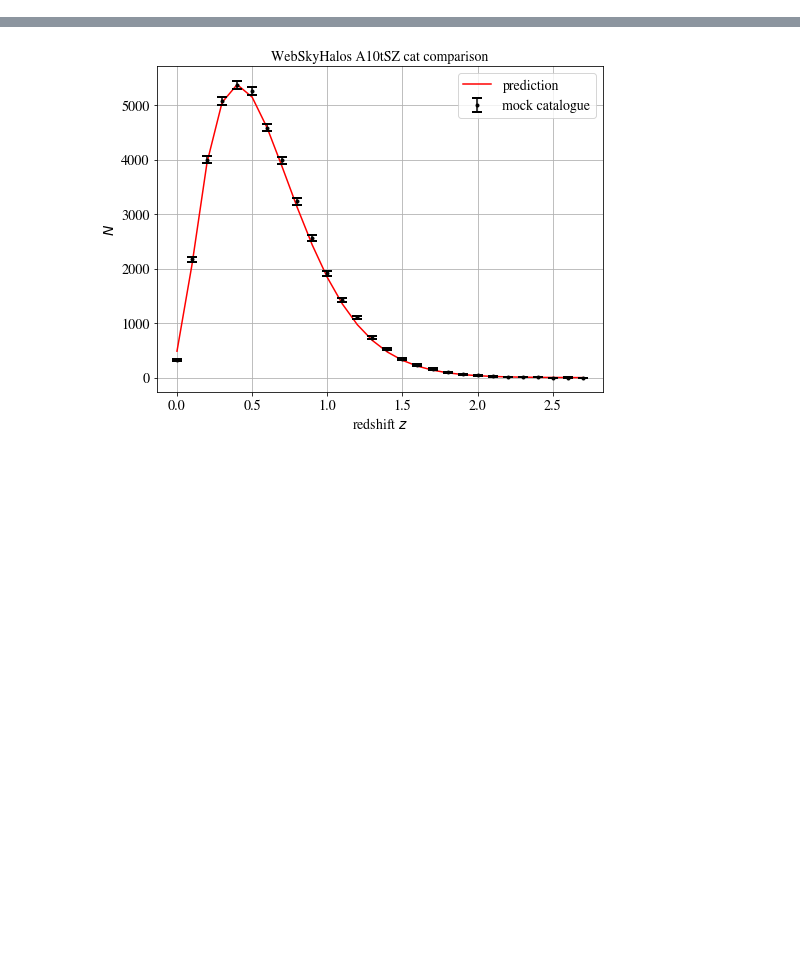
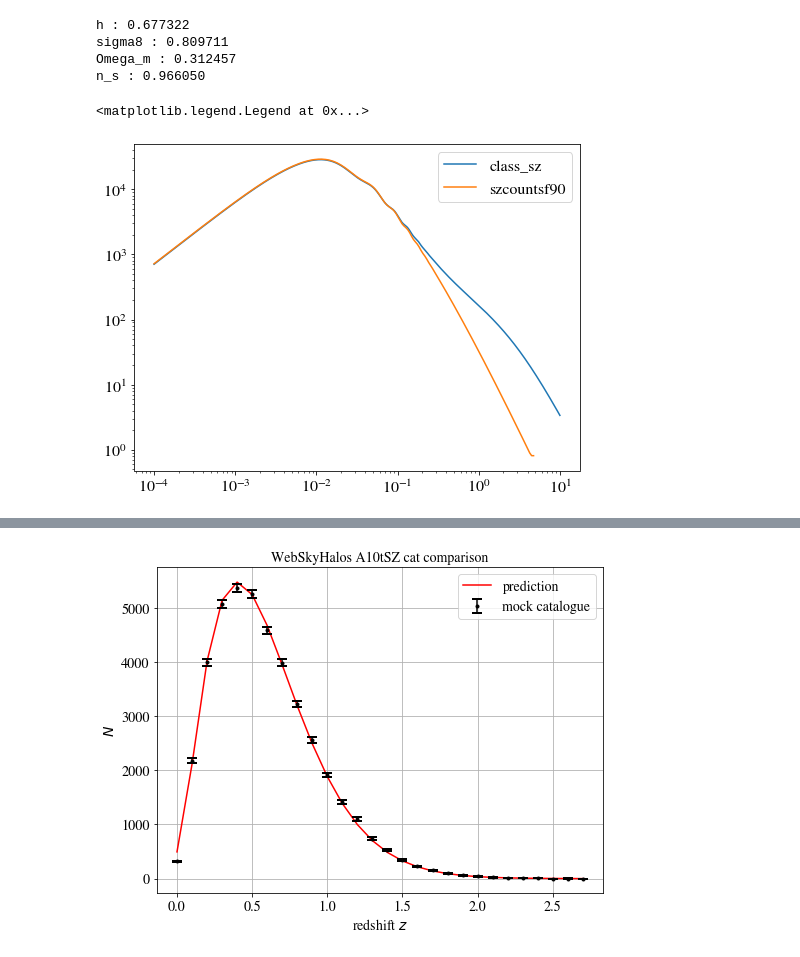
Before and after one commit to simonsobs/SOLikeT, a Jupyter notebook: soliket/binned_clusters/notebooks/Nz_szcountsf90_vs_class_sz_vs_nemo_comparison.ipynb, the cells around one changed output, grey strips where cells are left out. Cells and saved outputs as stored; diff of their text form; code cells hidden in the pictures; blank space fills up the shorter version.

```diff
--- a/soliket/binned_clusters/notebooks/Nz_szcountsf90_vs_class_sz_vs_nemo_comparison.ipynb
+++ b/soliket/binned_clusters/notebooks/Nz_szcountsf90_vs_class_sz_vs_nemo_comparison.ipynb
@@ -85,0 +269,30 @@ array([-497.20809399])
+# %%
+M = Class()
+M.set(cluster_settings)
+M.set({
+
+
+})
+M.compute()
+print('h : %f'%M.h())
+print('sigma8 : %f'%M.sigma8())
+print('Omega_m : %f'%M.Omega_m())
+print('n_s : %f'%M.n_s())
+# %% [output]
+h : 0.677322
+sigma8 : 0.809711
+Omega_m : 0.312457
+n_s : 0.966050
+# %%
+k_arr = np.geomspace(1e-4,1e1,1000)
+z_arr = np.asarray([0.,1.,2.])
+# the total matter pk (in Mpc**3) for a given k (in 1/Mpc) and z
+matter_pk = np.vectorize(M.pk)
+plt.plot(k_arr,matter_pk(k_arr,1.),label='class_sz')
+ke,pke = np.loadtxt('/Users/boris/Work/CLASS-SZ/SO-SZ/so_cluster_counts/MFMF_WebSkyHalos_A10tSZ_3freq_tiles/k_pks_z1.txt',unpack=True)
+plt.plot(ke,pke*M.h()**-3,label='szcountsf90')
+plt.loglog()
+plt.legend()
+# %% [output]
+<matplotlib.legend.Legend at 0x...>
+[figure, added]
```
Also changed, not shown: parts of 19 cells of this notebook.
